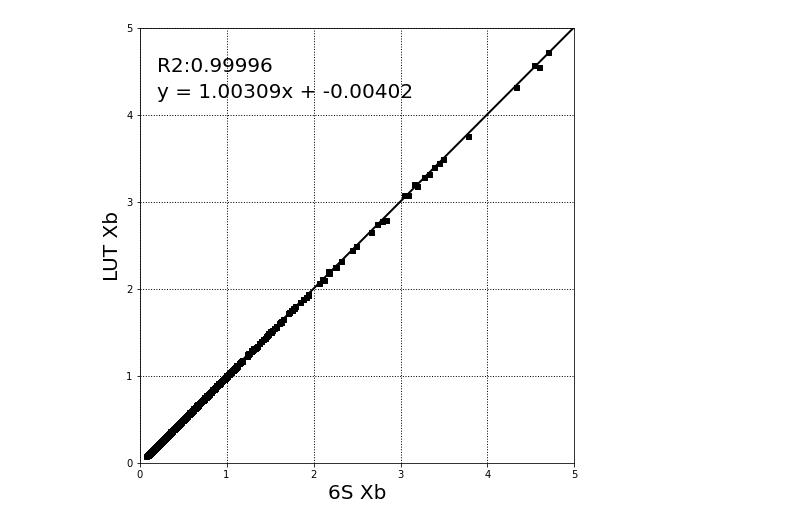
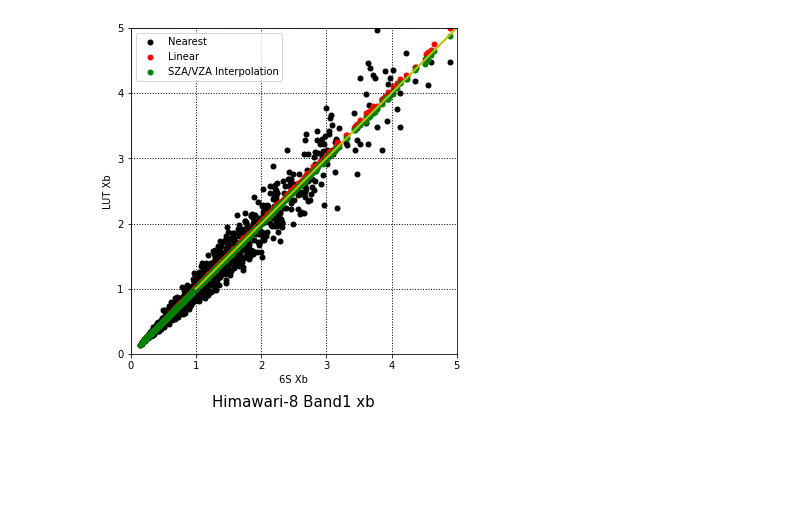
Before and after one commit to Lw46/Himawari_SGLI, a Jupyter notebook: LUT_Validation_b01.ipynb, the cells around one changed output. Drawn from its saved outputs; the diff is of its cells as text; code cells hidden in the pictures; blank space fills up the shorter version.

```diff
--- a/LUT_Validation_b01.ipynb
+++ b/LUT_Validation_b01.ipynb
@@ -82,13 +82,13 @@ water = np.linspace(0,7,8)
 ozone = np.linspace(0.2,0.4,5)
 AOT = np.array([0.01,0.05,0.1,0.15,0.2,0.3,0.4,0.6,0.8,1.0,1.5,2.0])
 raa = np.linspace(0,180,19)
-LUT_path = '/media/liwei/Data/LUT/'
+LUT_path = 'LUT/'
 # %%
 fn1,fn2,fn3 = LUT_interpolation(LUT_path).LUT_interpolation()
 # %%
 OZONE = np.random.uniform(0.2,0.4,1000)
 WATER = np.random.uniform(0,7,1000)
-AOT = np.random.uniform(0.01,2,1000)
+aot = np.random.uniform(0.01,2,1000)
 SZA = np.random.uniform(0,80,1000)
 VZA = np.random.uniform(0,80,1000)
 RAA = np.random.uniform(0,180,1000)
@@ -98,7 +98,7 @@ xb_LUT = []
 xc_LUT = []
 
 for i in range(1000):
-    xi = np.array([OZONE[i],AOT[i],RAA[i],SZA[i],VZA[i]])
+    xi = np.array([OZONE[i],aot[i],RAA[i],SZA[i],VZA[i]])
     xi = xi.T
     xa_LUT.append(fn1(xi))
     xb_LUT.append(fn2(xi))
@@ -113,7 +113,7 @@ def sixS(i):
     s = SixS()
     s.atmos_profile = AtmosProfile.UserWaterAndOzone(3,OZONE[i])
     s.aero_profile = AeroProfile.PredefinedType(2)
-    s.aot550 = AOT[i]
+    s.aot550 = aot[i]
     s.wavelength = Wavelength(band[0,0],band[band.shape[0]-1,0],band[:,1])
     s.altitudes.set_sensor_satellite_level()
     s.altitudes.set_target_custom_altitude(0)
@@ -181,35 +275,69 @@ fig.savefig('LUT_xa_B01.jpg',dpi = 1000,bbox_inches = 'tight')
 # %%
-x = np.arange(1,6)
-y =  1  * x
-r2 = r2_score(X1, xa_LUT)
-r2 = np.around(r2,5)
+import matplotlib.pyplot as plt
+import numpy as np
+from sklearn.metrics import r2_score
 
-k = np.polyfit(X1, xa_LUT,1)[0][0]
-b = np.polyfit(X1, xa_LUT,1)[1][0]
-k = np.around(k,5)
-b = np.around(b,5)
-xx = np.arange(1,6)
-yy = k * xx + b
+# xx = np.arange(1,6)
+
+# r2_N = r2_score(X1, xa_LUT_N)
+# r2_N = np.around(r2_N,4)
+# k_N = np.polyfit(X1, xa_LUT_N,1)[0][0]
+# b_N = np.polyfit(X1, xa_LUT_N,1)[1][0]
+# k_N = np.around(k_N,4)
+# b_N = np.around(b_N,4)
+# yy_N = k_N * xx + b_N
+
+# r2_L = r2_score(X1, xa_LUT_L)
+# r2_L = np.around(r2,4)
+# k_L = np.polyfit(X1, xa_LUT_L,1)[0][0]
+# b_L = np.polyfit(X1, xa_LUT_L,1)[1][0]
+# k_L = np.around(k,4)
+# b_L = np.around(b,4)
+# yy_L = k_L * xx + b_L
+
+# r2 = r2_score(X1, xa_LUT)
+# r2 = np.around(r2,4)
+
+# k = np.polyfit(X1, xa_LUT,1)[0][0]
+# b = np.polyfit(X1, xa_LUT,1)[1][0]
+# k = np.around(k,4)
+# b = np.around(b,4)
+# xx = np.arange(1,6)
+# yy = k * xx + b
 
 
-fig = plt.figure(figsize=(8,8))
+
+x = np.arange(1,6)
+y = 1 * x
+fig = plt.figure(figsize=(6,6))
 ax = fig.add_subplot(111,aspect='equal')
 
-# ax.plot(x,y,color='r',linewidth=5,linestyle='-',zorder=2)
-ax.plot(xx,yy,color='k',linewidth=2,linestyle='-',zorder=2)
+# ax.plot(xx,yy_N,color='k',linewidth=3,linestyle='-',zorder=2)
+# ax.plot(xx,yy_L,color='r',linewidth=3,linestyle='-',zorder=2)
+# ax.plot(xx,yy,color='g',linewidth=3,linestyle='-',zorder=2)
 
 
-ax.scatter(X2, xb_LUT,marker='s',s=25,c='k')
+ax.scatter(X2, xb_LUT_N,marker='o',s=25,c='k',label='Nearest')
+ax.scatter(X2, xb_LUT_L,marker='o',s=25,c='r',label='Linear')
+ax.scatter(X2, xb_LUT,marker='o',s=25,c='g',label='SZA/VZA Interpolation')
+
+
 ax.set_xticks(np.arange(0,6,1))
 ax.set_yticks(np.arange(0,6,1))
 ax.grid(color='k', linestyle='dotted', linewidth=1,which='both')
-ax.set_xlabel("6S Xb",fontsize=20)
-ax.set_ylabel("LUT Xb",fontsize=20)
-ax.text(0.2,4.5,s = 'R2:{}'.format(r2),fontsize=20)
-ax.text(0.2,4.2,s = 'y = {}x + {}'.format(k,b),fontsize=20)
+ax.set_xlabel("6S Xb",fontsize=10)
+ax.set_ylabel("LUT Xb",fontsize=10)
+
+ax.plot(x,y,color='y',linewidth=2,linestyle='-',zorder=2)
+
+# ax.text(1.2,4.5,s = 'R2:{}'.format(r2),fontsize=20)
+# ax.text(1.2,4.2,s = 'y = {}x + {}'.format(k,b),fontsize=20)
+
 plt.xlim(0,5)
 plt.ylim(0,5)
+plt.title('Himawari-8 Band1 xb',fontsize=15,y=-0.18)
+plt.legend()
 plt.show()
-fig.savefig('LUT_xb_B01.jpg',dpi = 1000,bbox_inches = 'tight')
+fig.savefig('LUT_xb_B01_L.jpg',dpi = 1000,bbox_inches = 'tight')
 # %% [output]
-[figure, old version]
+[figure, new version]
```
Also changed, not shown: parts of 8 cells of this notebook, 11 other files.
